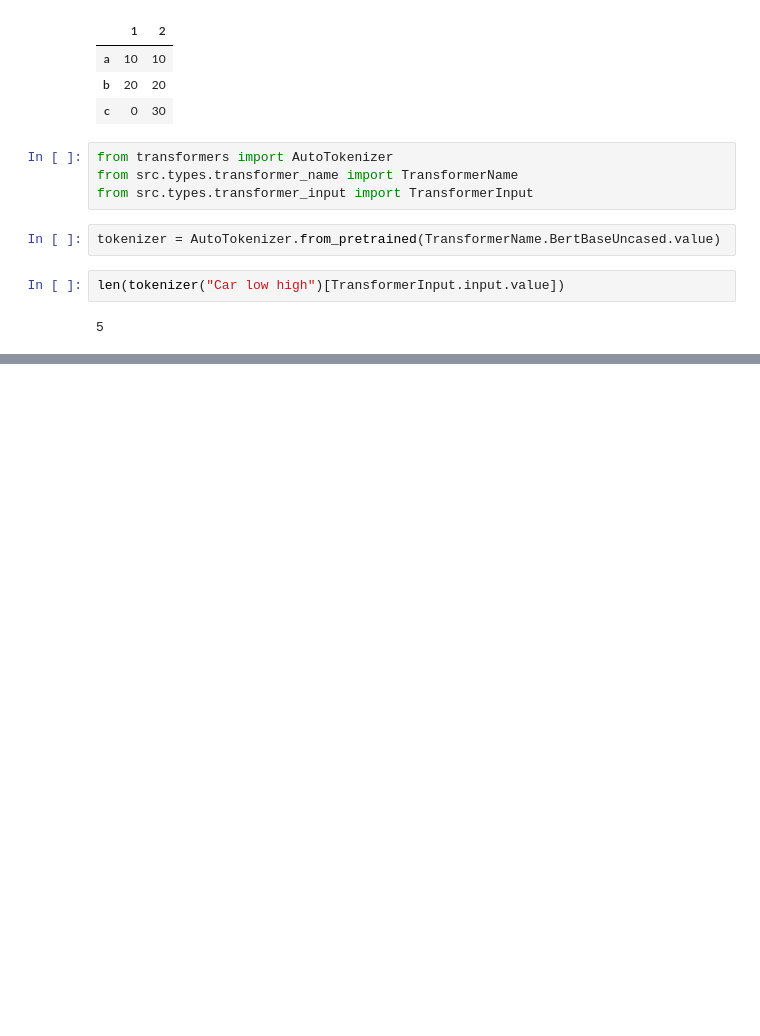
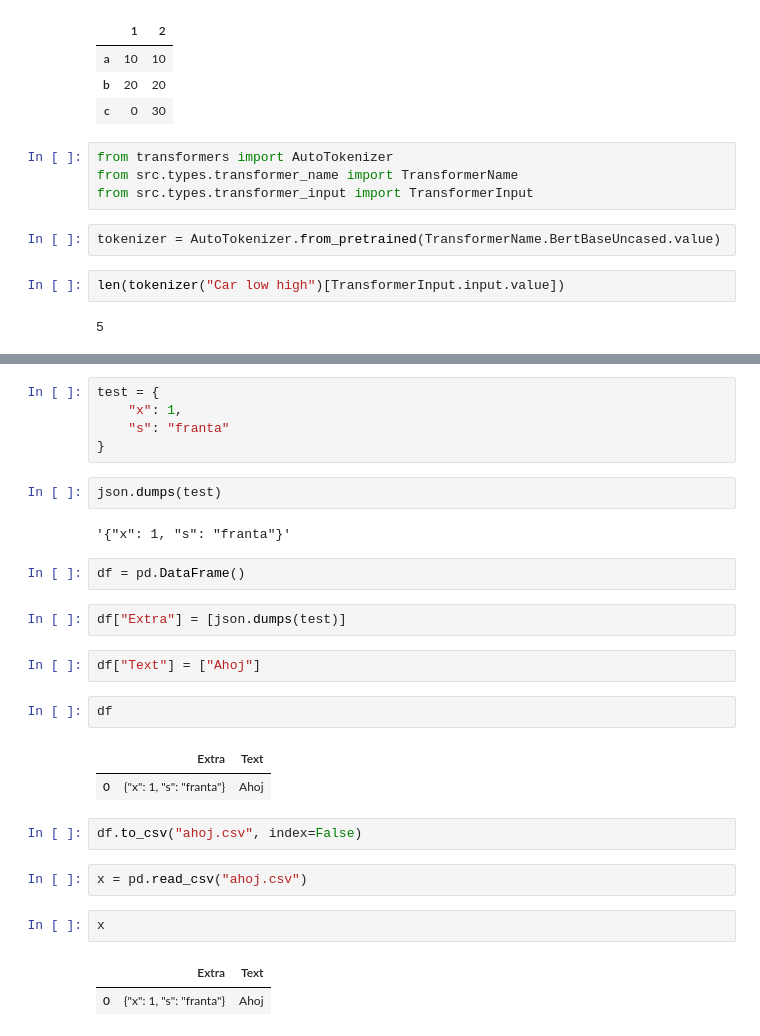
Before and after one commit to pro0255/Text-Processing-using-Neural-Networks, a Jupyter notebook: jupyters/Testing_All.ipynb, the cells around one changed output, grey strips where cells are left out. Drawn from its saved outputs; the diff is of its cells as text; blank space fills up the shorter version.

```diff
--- a/jupyters/Testing_All.ipynb
+++ b/jupyters/Testing_All.ipynb
@@ -194,0 +198,29 @@ len(tokenizer("Car low high")[TransformerInput.input.value])
+# %%
+test = {
+    "x": 1,
+    "s": "franta"
+}
+# %%
+json.dumps(test)
+# %% [output]
+'{"x": 1, "s": "franta"}'
+# %%
+df = pd.DataFrame()
+# %%
+df["Extra"] = [json.dumps(test)]
+# %%
+df["Text"] = ["Ahoj"]
+# %%
+df
+# %% [output]
+|  | Extra | Text |
+| 0 | {"x": 1, "s": "franta"} | Ahoj |
+# %%
+df.to_csv("ahoj.csv", index=False)
+# %%
+x = pd.read_csv("ahoj.csv")
+# %%
+x
+# %% [output]
+|  | Extra | Text |
+| 0 | {"x": 1, "s": "franta"} | Ahoj |
```
Also changed, not shown: parts of 1 cell of this notebook, 3 other files.
